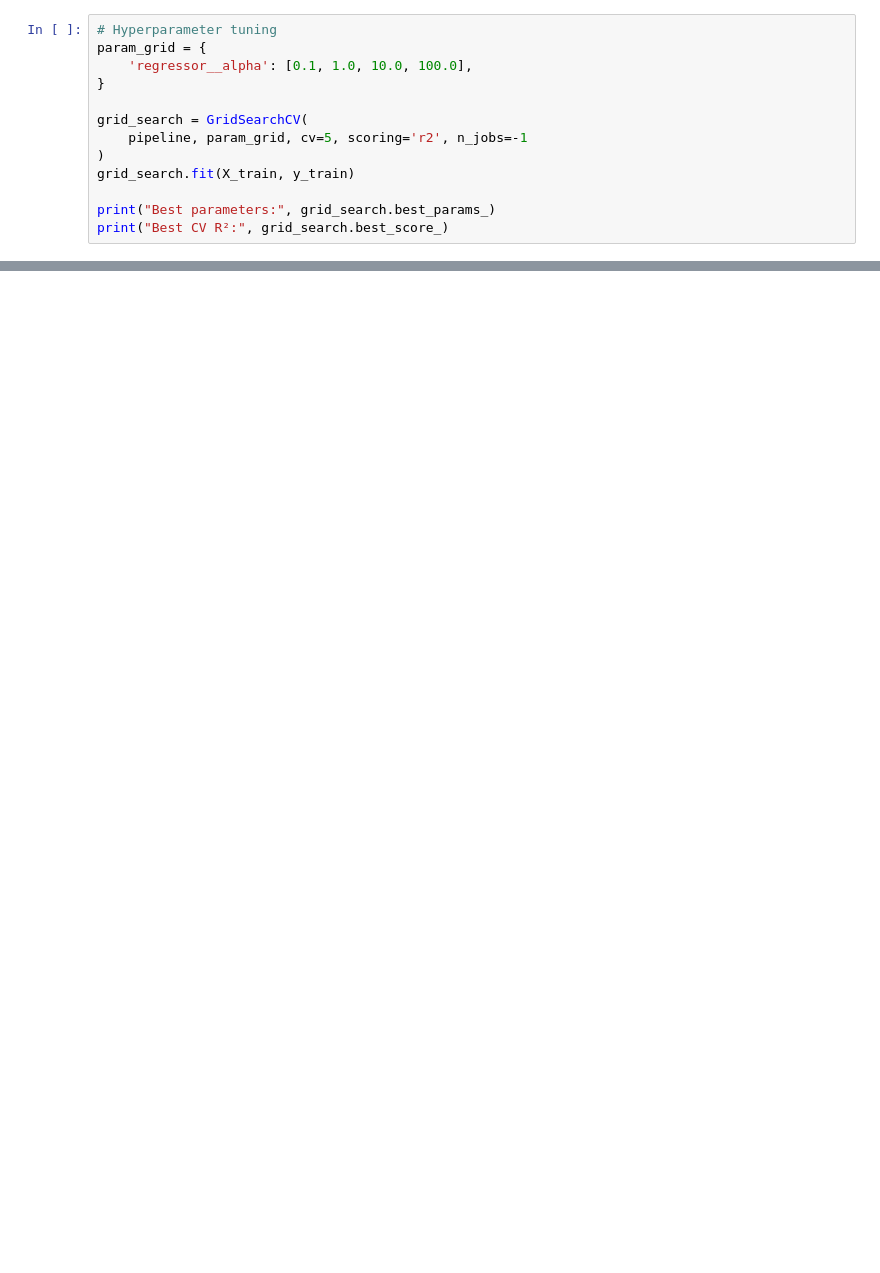
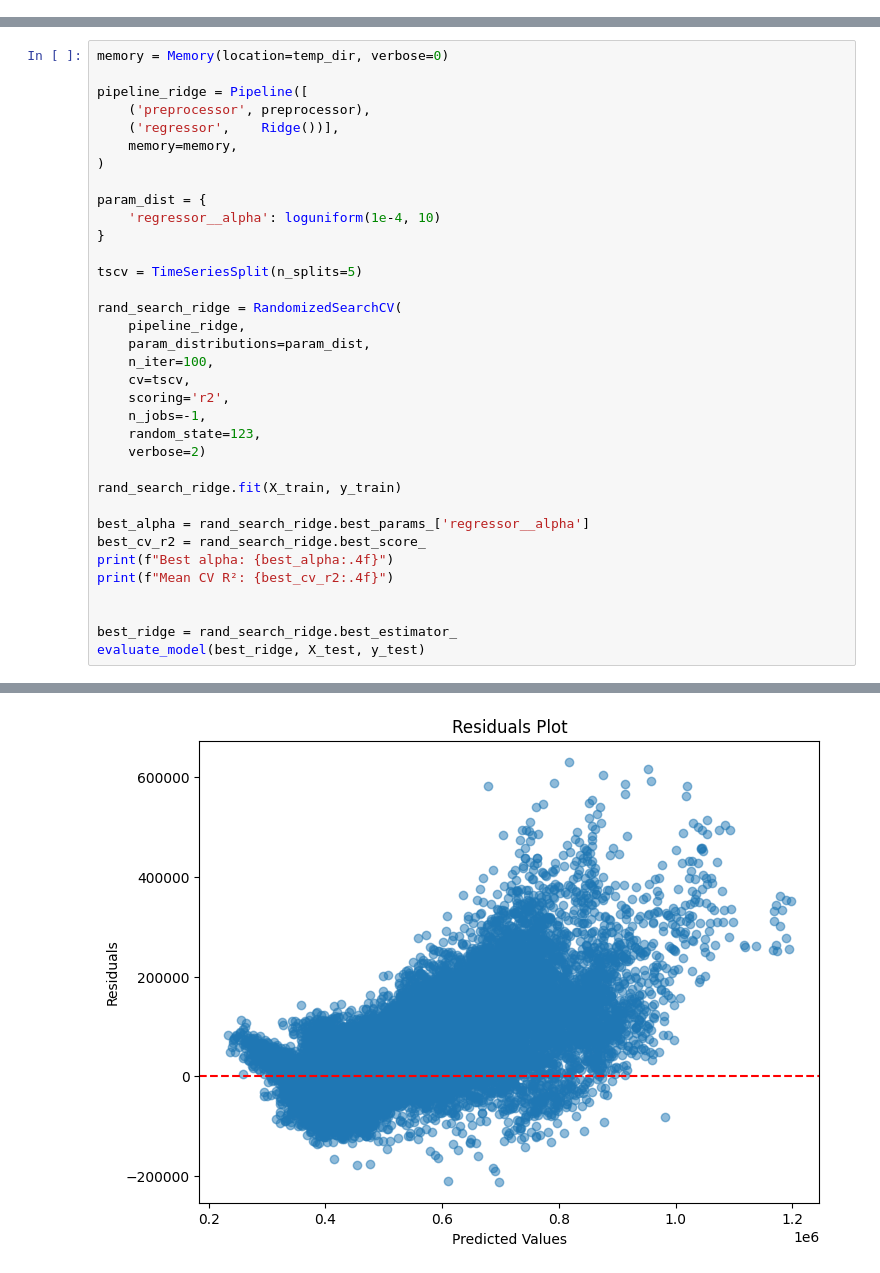
Before and after one commit to Seibell/IS4303_datacleaning, a Jupyter notebook: regression.ipynb, the cells around one changed output, grey strips where cells are left out. Saved outputs shown, nothing was run; the diff lists cells and outputs as text; blank space fills up the shorter version.

Commit message:
update for ridge, lasso with new features

```diff
--- a/regression.ipynb
+++ b/regression.ipynb
@@ -286,13 +201,0 @@ pipeline = Pipeline([
-# %%
-# Hyperparameter tuning
-param_grid = {
-    'regressor__alpha': [0.1, 1.0, 10.0, 100.0],
-}
-
-grid_search = GridSearchCV(
-    pipeline, param_grid, cv=5, scoring='r2', n_jobs=-1
-)
-grid_search.fit(X_train, y_train)
-
-print("Best parameters:", grid_search.best_params_)
-print("Best CV R²:", grid_search.best_score_)
@@ -334,0 +202,36 @@ Mean CV R²: 0.6818851781096896
+# %%
+memory = Memory(location=temp_dir, verbose=0)
+
+pipeline_ridge = Pipeline([
+    ('preprocessor', preprocessor),
+    ('regressor',    Ridge())],
+    memory=memory,
+)
+
+param_dist = {
+    'regressor__alpha': loguniform(1e-4, 10)
+}
+
+tscv = TimeSeriesSplit(n_splits=5)
+
+rand_search_ridge = RandomizedSearchCV(
+    pipeline_ridge,
+    param_distributions=param_dist,
+    n_iter=100,
+    cv=tscv,
+    scoring='r2',
+    n_jobs=-1,
+    random_state=123,
+    verbose=2)
+
+rand_search_ridge.fit(X_train, y_train)
+
+best_alpha = rand_search_ridge.best_params_['regressor__alpha']
+best_cv_r2 = rand_search_ridge.best_score_
+print(f"Best alpha: {best_alpha:.4f}")
+print(f"Mean CV R²: {best_cv_r2:.4f}")
+
+
+best_ridge = rand_search_ridge.best_estimator_
+evaluate_model(best_ridge, X_test, y_test)
+# %% [output]
@@ -335 +249,2 @@ Mean CV R²: 0.6818851781096896
+[figure, added]
 # %% [markdown]
```
Also changed, not shown: parts of 19 cells of this notebook.
